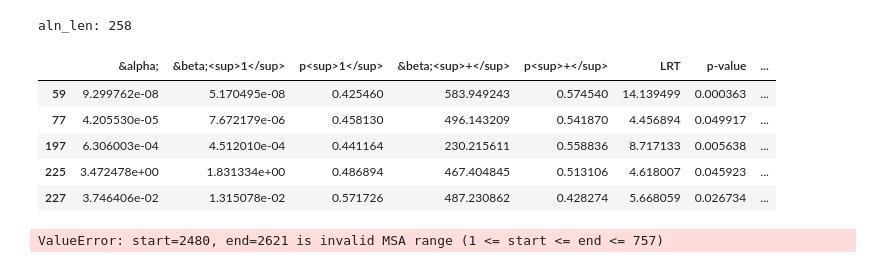
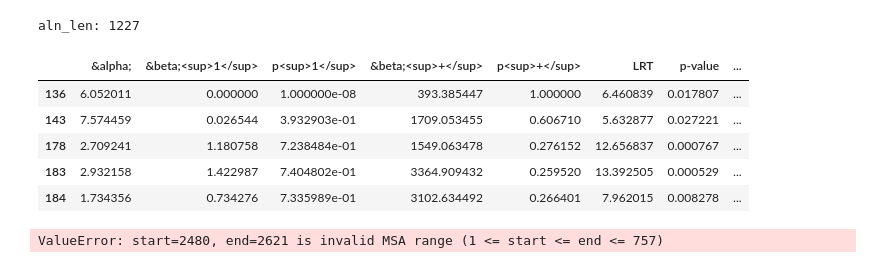
Before and after one commit to aadenisova/cognitive_evolution_in_birds, a Jupyter notebook: pair_analyis/hyphy/meme_results.ipynb, the cells around one changed output. Saved outputs shown, nothing was run; the diff lists cells and outputs as text; code cells hidden in the pictures.

Commit message:
fix: meme analysis

```diff
--- a/pair_analyis/hyphy/meme_results.ipynb
+++ b/pair_analyis/hyphy/meme_results.ipynb
@@ -6,45 +6,45 @@ import matplotlib.pyplot as plt
 import numpy as np
 
 # ==== FILES ====
-go = "OG0005100"
+gene = "MGRN1_ENSGALT00000104531.1"
 
-PATH = "/lustre/fs5/jarv_lab/scratch/adenisova/Inno_2025/genome_data/ncbi_dataset/data"
-json_file = f"{PATH}/meme_results/{go}.json"
-aln_file  = f"{PATH}/alignments/{go}.prot.aln.renamed.fa"
+PATH = "/lustre/fs5/jarv_lab/scratch/adenisova/Inno_2025/tmp"
+json_file = f"{PATH}/meme_small_results_inno/{gene}.json"
+aln_file  = f"{PATH}/proteins_TOGA_clean_fasta/{gene}.fasta"
 
 alignment = AlignIO.read(aln_file, "fasta")
 aln_len = alignment.get_alignment_length()
 
 print(f"aln_len: {aln_len}")
 
 # ==== LOAD MEME JSON ====
 with open(json_file) as f:
     meme = json.load(f)
 
 # === Extract selected sites ===
 sites = meme["MLE"]["content"]["0"]
 headers = meme["MLE"]["headers"]
 
 
 df = pd.DataFrame(sites, columns=[i[0] for i in headers])
 df['site_n'] = df.index + 1
 df["omega+"] = df["&beta;<sup>+</sup>"] / df["&alpha;"]
 
 df_great = df[
     (df["p-value"] < 0.05) &
     (df["# branches under selection"] >= 1) &
     (df["omega+"] > 1) &
     (df["p<sup>+</sup>"] > 0.05)
 ]
 df_great.head()
 # %% [output]
-aln_len: 258
+aln_len: 1227
 |  | &alpha; | &beta;<sup>1</sup> | p<sup>1</sup> | &beta;<sup>+</sup> | p<sup>+</sup> | LRT | p-value | ... |
-| 59 | 9.299762e-08 | 5.170495e-08 | 0.425460 | 583.949243 | 0.574540 | 14.139499 | 0.000363 | ... |
-| 77 | 4.205530e-05 | 7.672179e-06 | 0.458130 | 496.143209 | 0.541870 | 4.456894 | 0.049917 | ... |
-| 197 | 6.306003e-04 | 4.512010e-04 | 0.441164 | 230.215611 | 0.558836 | 8.717133 | 0.005638 | ... |
-| 225 | 3.472478e+00 | 1.831334e+00 | 0.486894 | 467.404845 | 0.513106 | 4.618007 | 0.045923 | ... |
-| 227 | 3.746406e-02 | 1.315078e-02 | 0.571726 | 487.230862 | 0.428274 | 5.668059 | 0.026734 | ... |
+| 136 | 6.052011 | 0.000000 | 1.000000e-08 | 393.385447 | 1.000000 | 6.460839 | 0.017807 | ... |
+| 143 | 7.574459 | 0.026544 | 3.932903e-01 | 1709.053455 | 0.606710 | 5.632877 | 0.027221 | ... |
+| 178 | 2.709241 | 1.180758 | 7.238484e-01 | 1549.063478 | 0.276152 | 12.656837 | 0.000767 | ... |
+| 183 | 2.932158 | 1.422987 | 7.404802e-01 | 3364.909432 | 0.259520 | 13.392505 | 0.000529 | ... |
+| 184 | 1.734356 | 0.734276 | 7.335989e-01 | 3102.634492 | 0.266401 | 7.962015 | 0.008278 | ... |
 # %%
 from pymsaviz import MsaViz, get_msa_testdata
 
```
Also changed, not shown: parts of 1 cell of this notebook.
